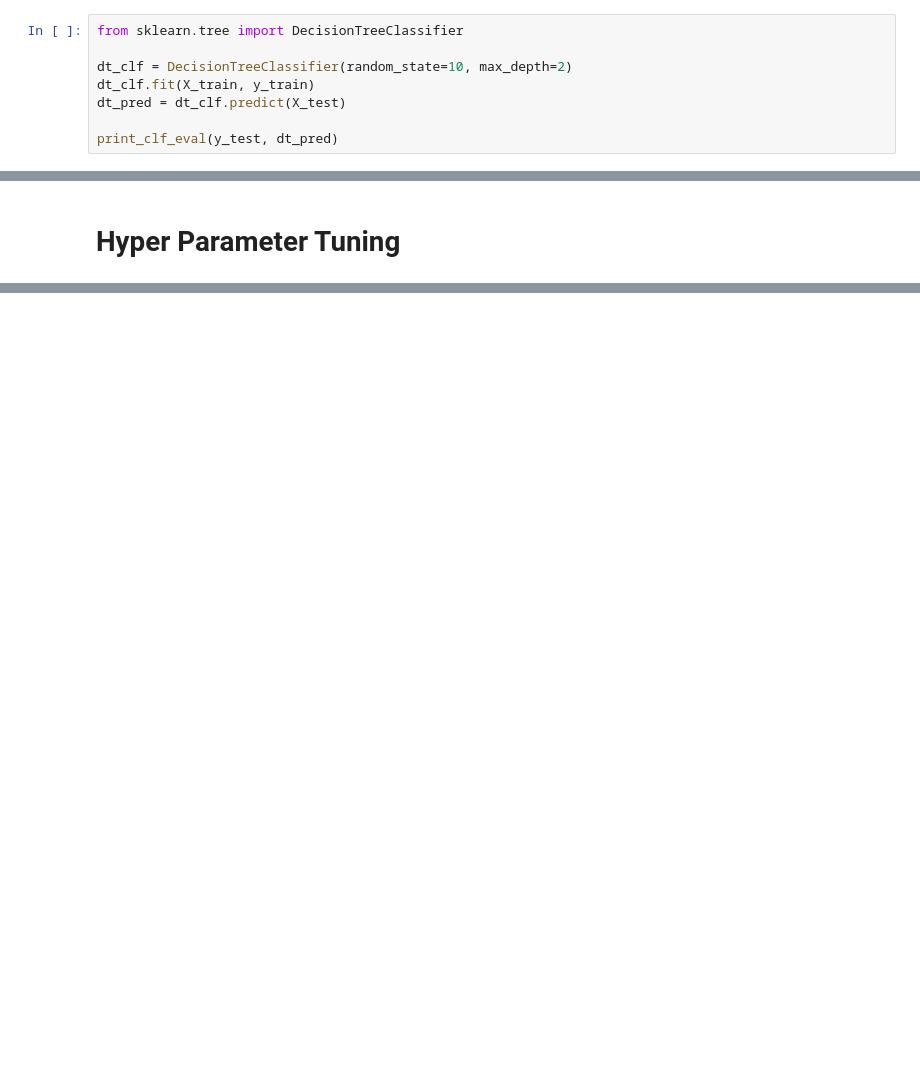
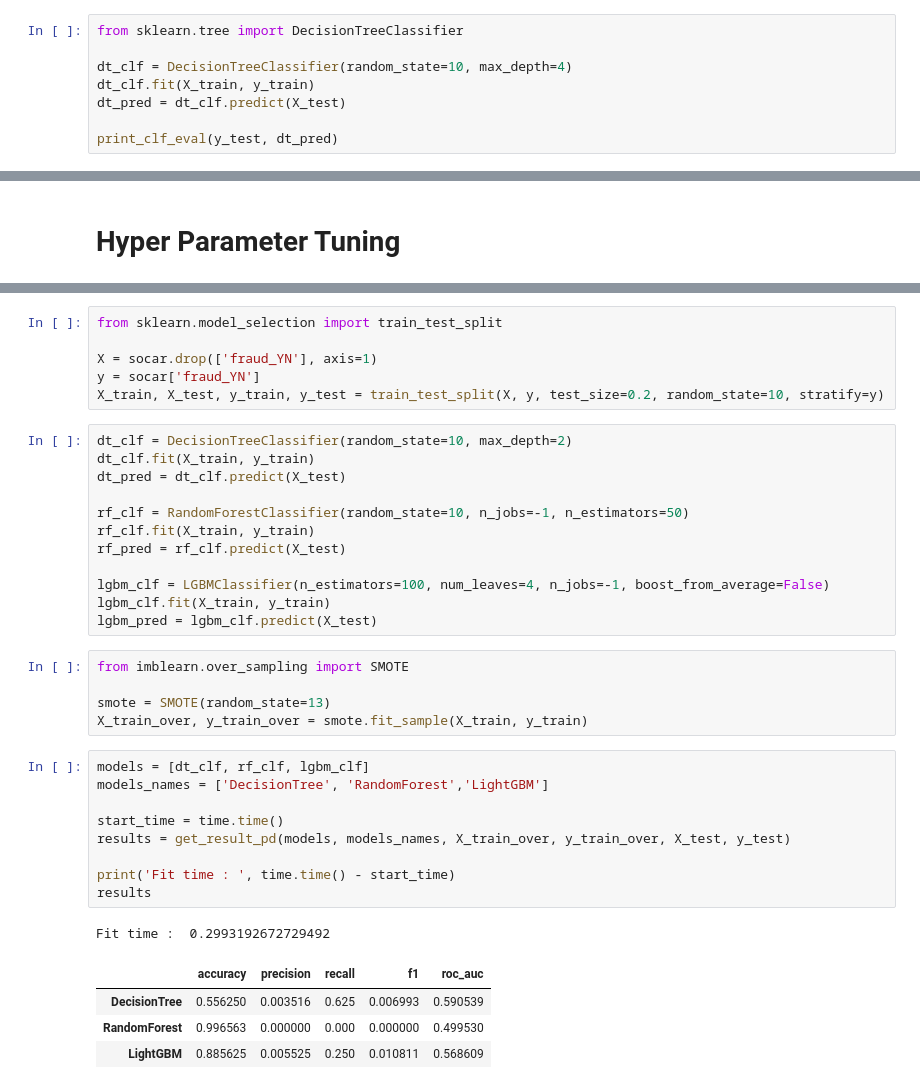
Before and after one commit to Yenabeam/dss_prjt_socar, a Jupyter notebook: 1. workspace/KSJ/socar_fraud.ipynb, the cells around one changed output, grey strips where cells are left out. Saved outputs shown, nothing was run; the diff lists cells and outputs as text; blank space fills up the shorter version.

```diff
--- a/1. workspace/KSJ/socar_fraud.ipynb
+++ b/1. workspace/KSJ/socar_fraud.ipynb
@@ -206,7 +160,7 @@ def print_clf_eval(y_test, pred):
 # %%
 from sklearn.tree import DecisionTreeClassifier
 
-dt_clf = DecisionTreeClassifier(random_state=10, max_depth=2)
+dt_clf = DecisionTreeClassifier(random_state=10, max_depth=4)
 dt_clf.fit(X_train, y_train)
 dt_pred = dt_clf.predict(X_test)
 
@@ -377,0 +309,38 @@ Recall : 0.0000, F1:0.0000, AUC:0.5000
+# %%
+from sklearn.model_selection import train_test_split
+
+X = socar.drop(['fraud_YN'], axis=1)
+y = socar['fraud_YN']
+X_train, X_test, y_train, y_test = train_test_split(X, y, test_size=0.2, random_state=10, stratify=y)
+# %%
+dt_clf = DecisionTreeClassifier(random_state=10, max_depth=2)
+dt_clf.fit(X_train, y_train)
+dt_pred = dt_clf.predict(X_test)
+
+rf_clf = RandomForestClassifier(random_state=10, n_jobs=-1, n_estimators=50)
+rf_clf.fit(X_train, y_train)
+rf_pred = rf_clf.predict(X_test)
+
+lgbm_clf = LGBMClassifier(n_estimators=100, num_leaves=4, n_jobs=-1, boost_from_average=False)
+lgbm_clf.fit(X_train, y_train)
+lgbm_pred = lgbm_clf.predict(X_test)
+# %%
+from imblearn.over_sampling import SMOTE
+
+smote = SMOTE(random_state=13)
+X_train_over, y_train_over = smote.fit_sample(X_train, y_train)
+# %%
+models = [dt_clf, rf_clf, lgbm_clf]
+models_names = ['DecisionTree', 'RandomForest','LightGBM']
+
+start_time = time.time()
+results = get_result_pd(models, models_names, X_train_over, y_train_over, X_test, y_test)
+
+print('Fit time : ', time.time() - start_time)
+results
+# %% [output]
+Fit time :  0.2993192672729492
+|  | accuracy | precision | recall | f1 | roc_auc |
+| DecisionTree | 0.556250 | 0.003516 | 0.625 | 0.006993 | 0.590539 |
+| RandomForest | 0.996563 | 0.000000 | 0.000 | 0.000000 | 0.499530 |
+| LightGBM | 0.885625 | 0.005525 | 0.250 | 0.010811 | 0.568609 |
```
Also changed, not shown: parts of 32 cells of this notebook.
